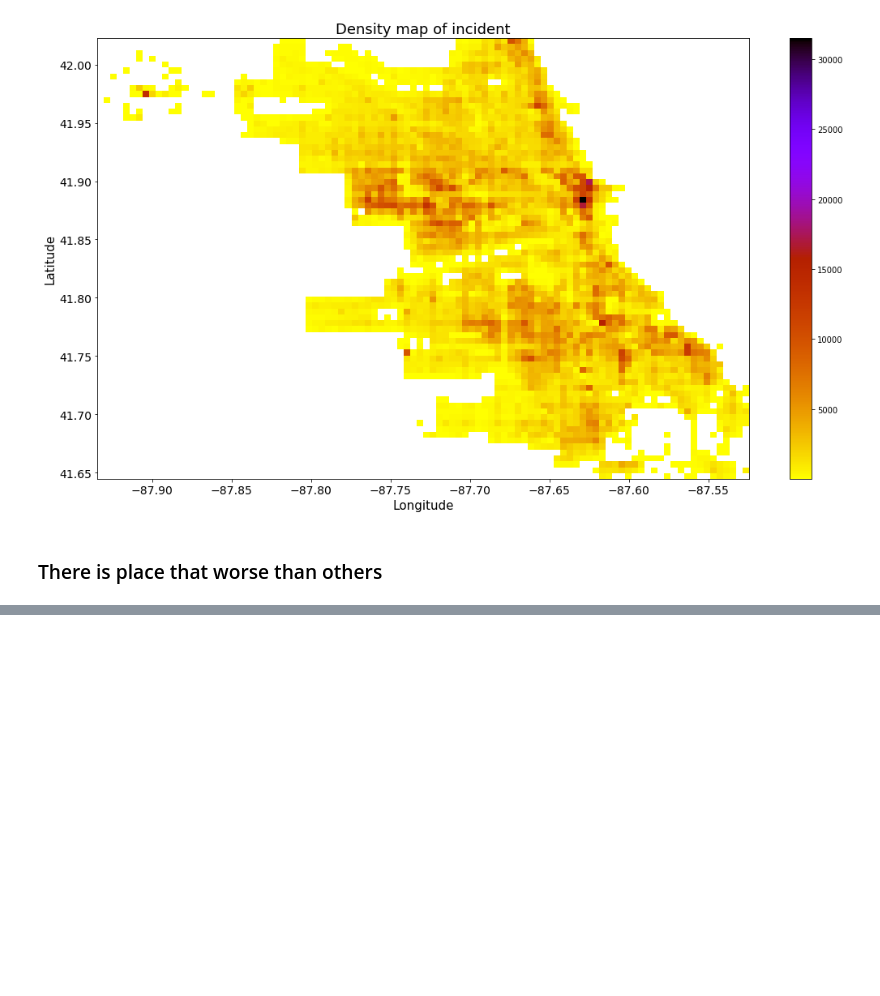
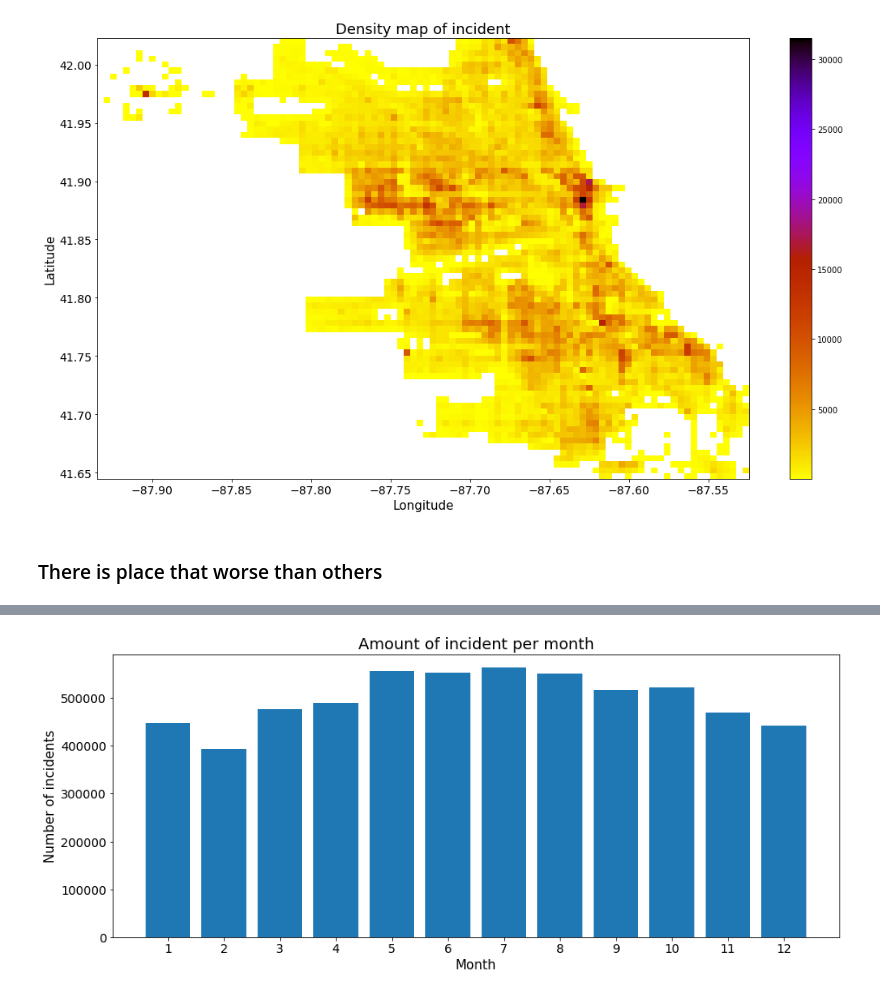
Before and after one commit to belkasanek/eda_chicago_crime_data, a Jupyter notebook: chicago_crimes_eda.ipynb, the cells around one changed output, grey strips where cells are left out. Drawn from its saved outputs; the diff is of its cells as text; code cells hidden in the pictures; blank space fills up the shorter version.

```diff
--- a/chicago_crimes_eda.ipynb
+++ b/chicago_crimes_eda.ipynb
@@ -319,0 +335,13 @@ fig.tight_layout()
+# %%
+temp = df.groupby(by='Month')['ID'].count().reset_index()
+# %%
+fig = plt.figure(figsize=(15, 6))
+plt.bar(x=range(1, 13, 1), height=temp['ID'], width=0.8, align='center')
+
+plt.xlabel('Month', fontsize=15)
+plt.ylabel('Number of incidents', fontsize=15)
+plt.yticks(fontsize=14)
+plt.xticks(range(1, 13, 1), fontsize=14)
+plt.title('Amount of incident per month', fontsize=18);
+# %% [output]
+[figure, added]
```
Also changed, not shown: parts of 11 cells of this notebook.
